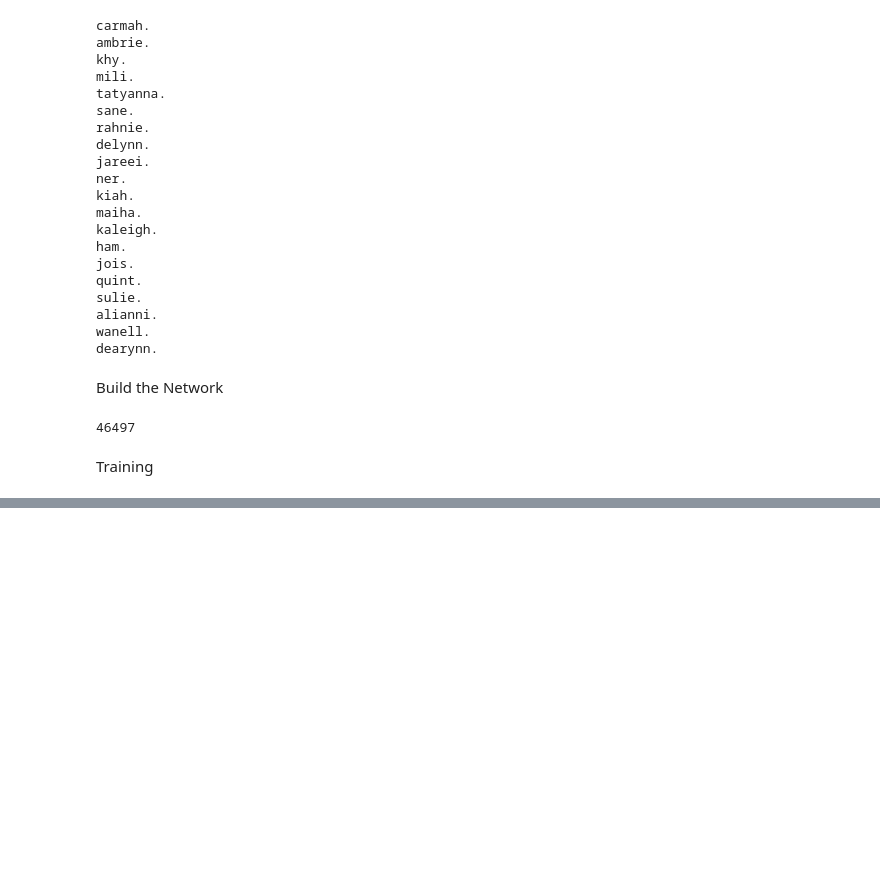
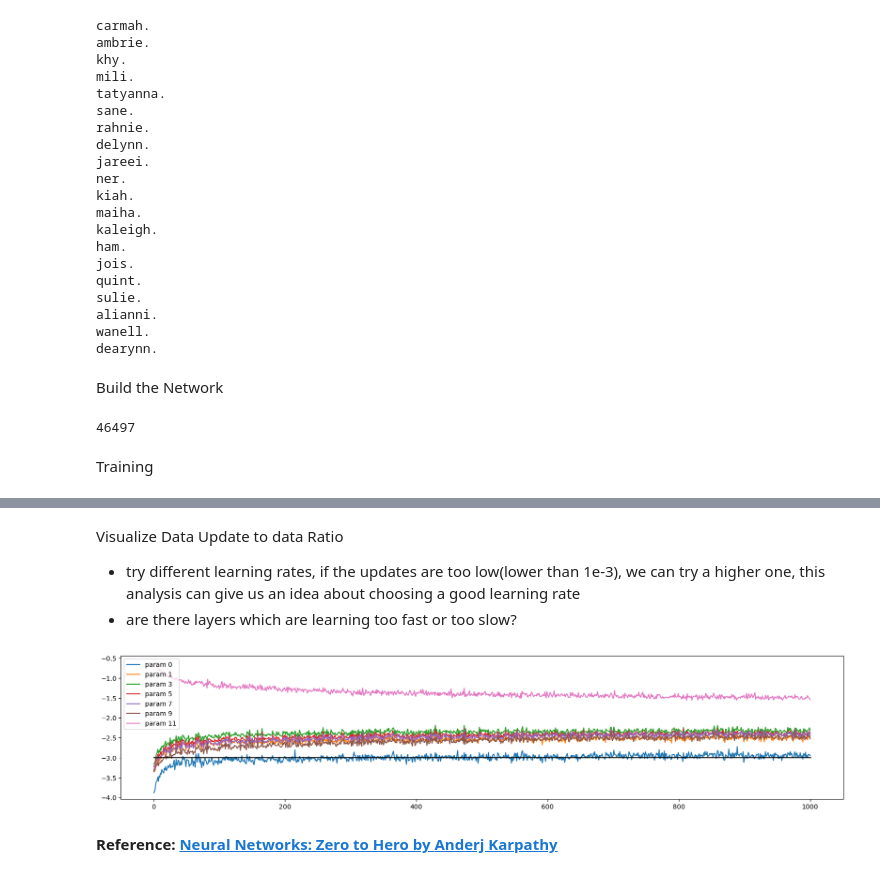
Before and after one commit to priyamore/language-modeling, a Jupyter notebook: mlp_lang_model.ipynb, the cells around one changed output, grey strips where cells are left out. Cells and saved outputs as stored; diff of their text form; code cells hidden in the pictures; blank space fills up the shorter version.

Commit message:
added statistics analysis

```diff
--- a/mlp_lang_model.ipynb
+++ b/mlp_lang_model.ipynb
@@ -481,0 +556,18 @@ for step in range(max_steps):
+# %% [markdown]
+Visualize Data Update to data Ratio
+- try different learning rates, if the updates are too low(lower than 1e-3), we can try a higher one, this analysis can give us an idea about choosing a good learning rate
+- are there layers which are learning too fast or too slow?
+# %%
+plt.figure(figsize=(20, 4))
+legends = []
+for i, p in enumerate(params):
+    if p.ndim == 2:
+        plt.plot([up_d_ratio[j][i] for j in range(len(up_d_ratio))])
+        legends.append('param %d' %i)
+# the approximate ideal value, which is 1e-3, the update shouldn't be greater than 1/1000 of the data
+plt.plot([0, len(up_d_ratio)], [-3, -3], 'k')
+plt.legend(legends);
+# %% [output]
+[figure, added]
+# %% [markdown]
+ __Reference: [Neural Networks: Zero to Hero by **Anderj Karpathy**](https://youtu.be/VMj-3S1tku0?si=nt0sYb9Rs2g4qApr)__
```
Also changed, not shown: parts of 10 cells of this notebook.
